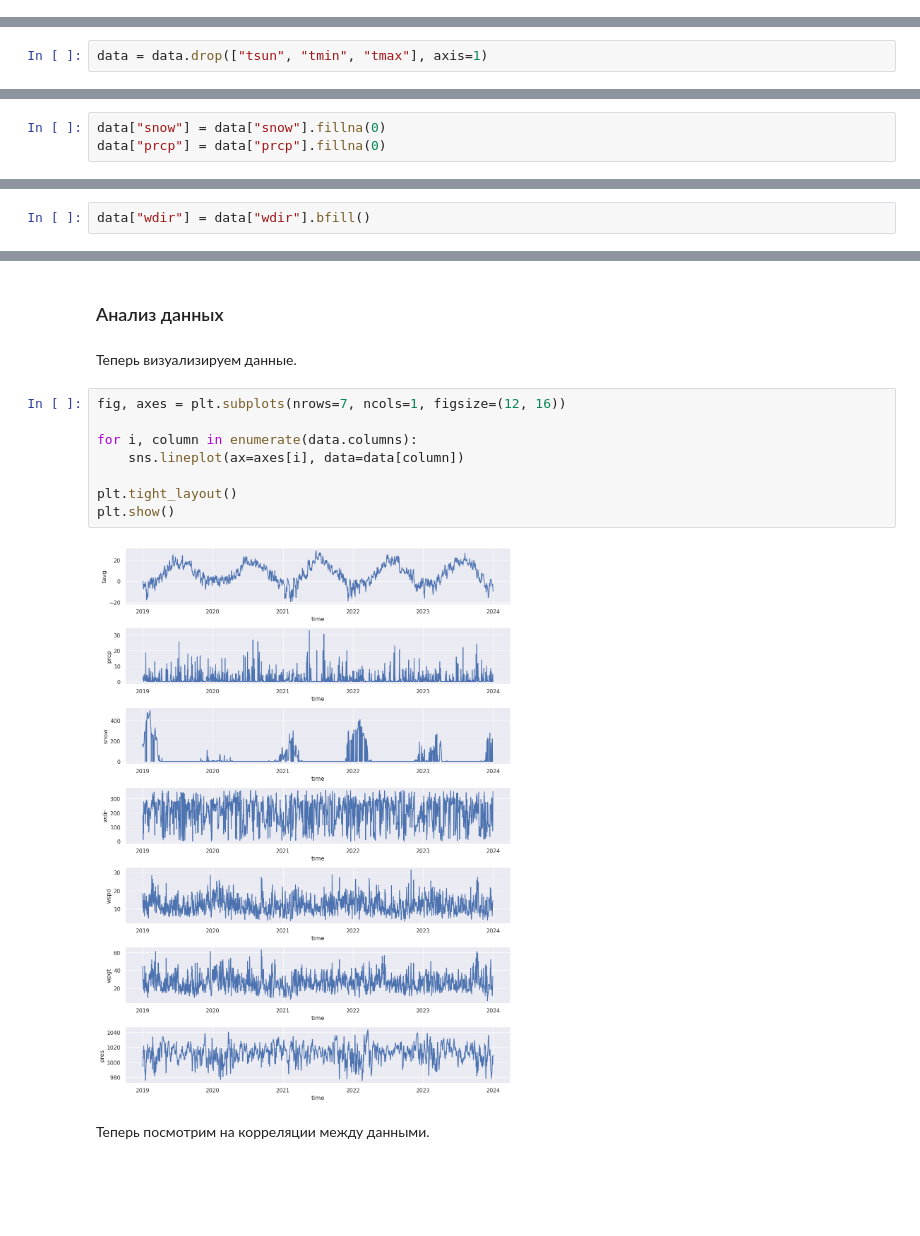
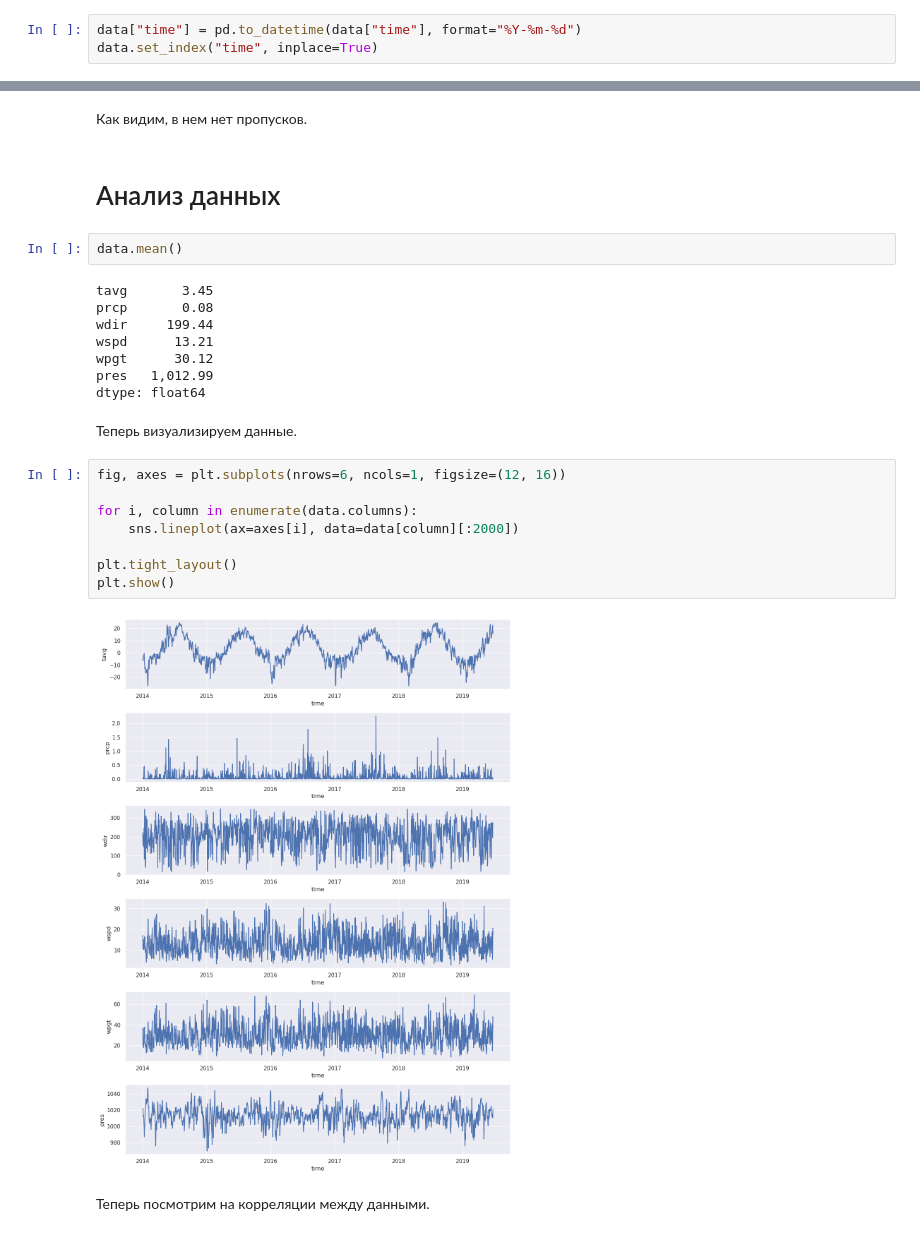
Before and after one commit to Tematikys/Weather-Predictor, a Jupyter notebook: train.ipynb, the cells around one changed output, grey strips where cells are left out. Saved outputs shown, nothing was run; the diff lists cells and outputs as text; blank space fills up the shorter version.

```diff
--- a/train.ipynb
+++ b/train.ipynb
@@ -40,3 +35,6 @@ data = data.fetch()
+# %%
+data["time"] = pd.to_datetime(data["time"], format="%Y-%m-%d")
+data.set_index("time", inplace=True)
 # %%
 data.head()
 # %% [output]
@@ -66,2 +59,0 @@ dtype: int64
-# %%
-data = data.drop(["tsun", "tmin", "tmax"], axis=1)
@@ -70,3 +59,0 @@ data = data.drop(["tsun", "tmin", "tmax"], axis=1)
-# %%
-data["snow"] = data["snow"].fillna(0)
-data["prcp"] = data["prcp"].fillna(0)
@@ -75,2 +59,0 @@ data["prcp"] = data["prcp"].fillna(0)
-# %%
-data["wdir"] = data["wdir"].bfill()
@@ -98,17 +60,29 @@ def preprocess_data(data):
+# %% [markdown]
+Как видим, в нем нет пропусков.
 # %% [markdown]
-### Анализ данных
+# Анализ данных
+# %%
+data.mean()
+# %% [output]
+tavg       3.45
+prcp       0.08
+wdir     199.44
+wspd      13.21
+wpgt      30.12
+pres   1,012.99
+dtype: float64
 # %% [markdown]
 Теперь визуализируем данные.
 # %%
-fig, axes = plt.subplots(nrows=7, ncols=1, figsize=(12, 16))
+fig, axes = plt.subplots(nrows=6, ncols=1, figsize=(12, 16))
 
 for i, column in enumerate(data.columns):
-    sns.lineplot(ax=axes[i], data=data[column])
+    sns.lineplot(ax=axes[i], data=data[column][:2000])
 
 plt.tight_layout()
 plt.show()
 # %% [output]
-[figure, old version]
+[figure, new version]
 # %% [markdown]
 Теперь посмотрим на корреляции между данными.
 # %%
```
Also changed, not shown: parts of 33 cells of this notebook, 1 other file.
